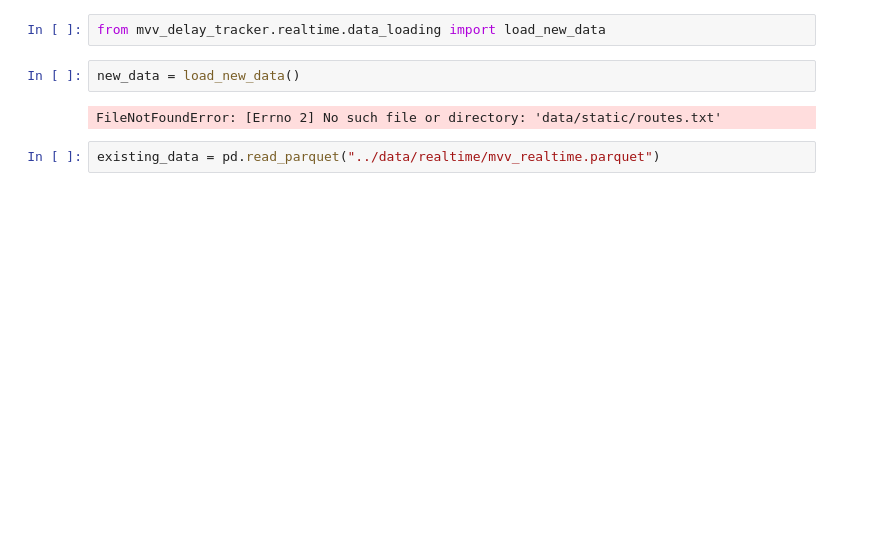
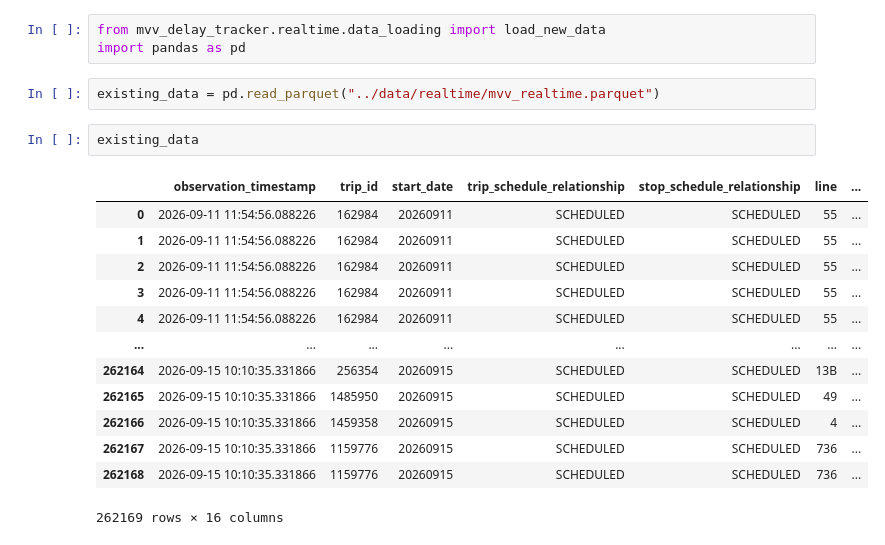
Before and after one commit to peppey/mvv-delay-tracker, a Jupyter notebook: notebooks/data_loading.ipynb, the cells around one changed output. Drawn from its saved outputs; the diff is of its cells as text; blank space fills up the shorter version.

```diff
--- a/notebooks/data_loading.ipynb
+++ b/notebooks/data_loading.ipynb
@@ -1,8 +1,21 @@
 # %%
 from mvv_delay_tracker.realtime.data_loading import load_new_data
+import pandas as pd
-# %%
-new_data = load_new_data()
-# %% [output]
-FileNotFoundError: [Errno 2] No such file or directory: 'data/static/routes.txt'
 # %%
 existing_data = pd.read_parquet("../data/realtime/mvv_realtime.parquet")
+# %%
+existing_data
+# %% [output]
+|  | observation_timestamp | trip_id | start_date | trip_schedule_relationship | stop_schedule_relationship | line | ... |
+| 0 | 2026-09-11 11:54:56.088226 | 162984 | 20260911 | SCHEDULED | SCHEDULED | 55 | ... |
+| 1 | 2026-09-11 11:54:56.088226 | 162984 | 20260911 | SCHEDULED | SCHEDULED | 55 | ... |
+| 2 | 2026-09-11 11:54:56.088226 | 162984 | 20260911 | SCHEDULED | SCHEDULED | 55 | ... |
+| 3 | 2026-09-11 11:54:56.088226 | 162984 | 20260911 | SCHEDULED | SCHEDULED | 55 | ... |
+| 4 | 2026-09-11 11:54:56.088226 | 162984 | 20260911 | SCHEDULED | SCHEDULED | 55 | ... |
+| ... | ... | ... | ... | ... | ... | ... | ... |
+| 262164 | 2026-09-15 10:10:35.331866 | 256354 | 20260915 | SCHEDULED | SCHEDULED | 13B | ... |
+| 262165 | 2026-09-15 10:10:35.331866 | 1485950 | 20260915 | SCHEDULED | SCHEDULED | 49 | ... |
+| 262166 | 2026-09-15 10:10:35.331866 | 1459358 | 20260915 | SCHEDULED | SCHEDULED | 4 | ... |
+| 262167 | 2026-09-15 10:10:35.331866 | 1159776 | 20260915 | SCHEDULED | SCHEDULED | 736 | ... |
+| 262168 | 2026-09-15 10:10:35.331866 | 1159776 | 20260915 | SCHEDULED | SCHEDULED | 736 | ... |
+262169 rows × 16 columns
```
Also changed, not shown: parts of 1 cell of this notebook, 2 other files.
